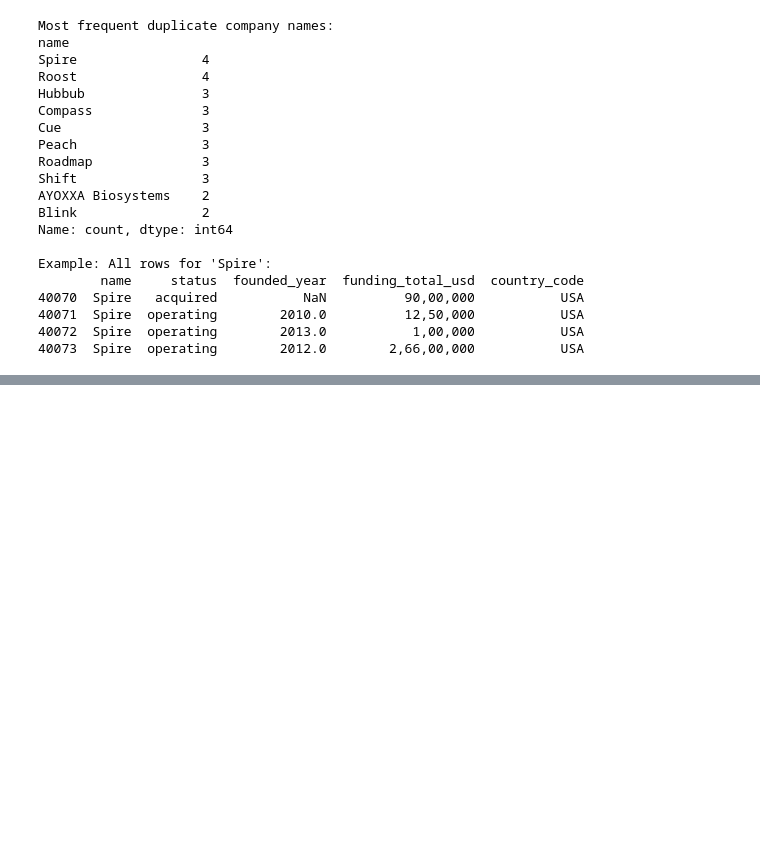
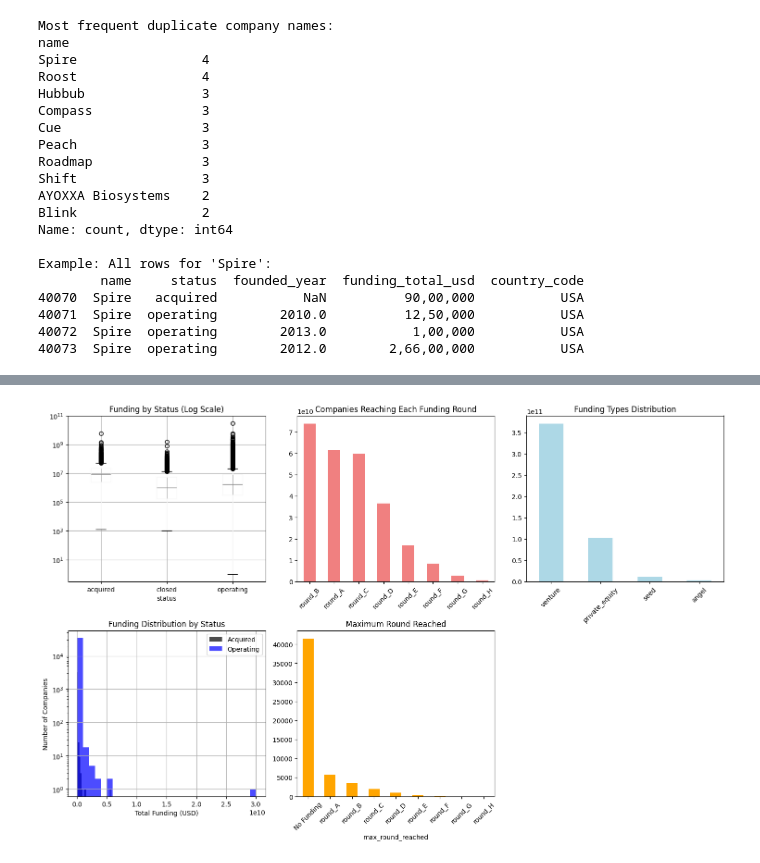
Before and after one commit to RyanFabrick/ML-Startup-Success-Prediction, a Jupyter notebook: notebooks/01_data_exploration.ipynb, the cells around one changed output, grey strips where cells are left out. Saved outputs shown, nothing was run; the diff lists cells and outputs as text; code cells hidden in the pictures; blank space fills up the shorter version.

```diff
--- a/notebooks/01_data_exploration.ipynb
+++ b/notebooks/01_data_exploration.ipynb
@@ -216,0 +327,82 @@ Example: All rows for 'Spire':
+# %%
+# Funding Analysis
+
+print("Funding Analysis")
+
+# Clean funding_total_usd column (commas, converting to numeric)
+
+def clean_funding(funding_str):
+    if pd.isna(funding_str) or funding_str in ['', ' ', '-']:
+        return np.nan
+    try:
+        # Remove commas and convert to float
+        cleaned = str(funding_str).replace(',', '').replace(' ', '')
+        return float(cleaned)
+    except:
+        return np.nan
+
+df['funding_clean'] = df[' funding_total_usd '].apply(clean_funding)
+
+# Funding statistics
+
+funding_stats = df['funding_clean'].describe()
+print("Funding Statistics (USD):")
+print(funding_stats)
+
+# Funding by status
+
+plt.figure(figsize=(15, 10))
+
+plt.subplot(2, 3, 1)
+df.boxplot(column='funding_clean', by='status', ax=plt.gca())
+plt.yscale('log')
+plt.title('Funding by Status (Log Scale)')
+plt.suptitle('')
+
+# Funding rounds analysis
+
+plt.subplot(2, 3, 2)
+funding_rounds_cols = ['round_A', 'round_B', 'round_C', 'round_D', 'round_E', 'round_F', 'round_G', 'round_H']
+round_counts = df[funding_rounds_cols].sum().sort_values(ascending=False)
+round_counts.plot(kind='bar', color='lightcoral')
+plt.title('Companies Reaching Each Funding Round')
+plt.xticks(rotation=45)
+
+# Funding types analysis
+
+plt.subplot(2, 3, 3)
+funding_types = ['seed', 'angel', 'venture', 'private_equity']
+type_counts = df[funding_types].sum().sort_values(ascending=False)
+type_counts.plot(kind='bar', color='lightblue')
+plt.title('Funding Types Distribution')
+plt.xticks(rotation=45)
+
+# Successful companies funding analysis
+
+plt.subplot(2, 3, 4)
+acquired_companies = df[df['status'].str.lower() == 'acquired']
+if len(acquired_companies) > 0:
+    acquired_companies['funding_clean'].hist(bins=30, alpha=0.7, label='Acquired', color='black')
+operating_companies = df[df['status'].str.lower() == 'operating']
+if len(operating_companies) > 0:
+    operating_companies['funding_clean'].hist(bins=30, alpha=0.7, label='Operating', color='blue')
+plt.xlabel('Total Funding (USD)')
+plt.ylabel('Number of Companies')
+plt.title('Funding Distribution by Status')
+plt.legend()
+plt.yscale('log')
+
+# Round progression analysis
+plt.subplot(2, 3, 5)
+
+df['max_round_reached'] = df[funding_rounds_cols].apply(
+    lambda row: row.astype(bool)[::-1].idxmax() if row.any() else 'No Funding', axis=1
+)
+round_progression = df['max_round_reached'].value_counts()
+round_progression.plot(kind='bar', color='orange')
+plt.title('Maximum Round Reached')
+plt.xticks(rotation=45)
+
+plt.tight_layout()
+plt.show()
+# %% [output]
@@ -216,0 +420 @@ Example: All rows for 'Spire':
+[figure, added]
```
Also changed, not shown: parts of 11 cells of this notebook.
